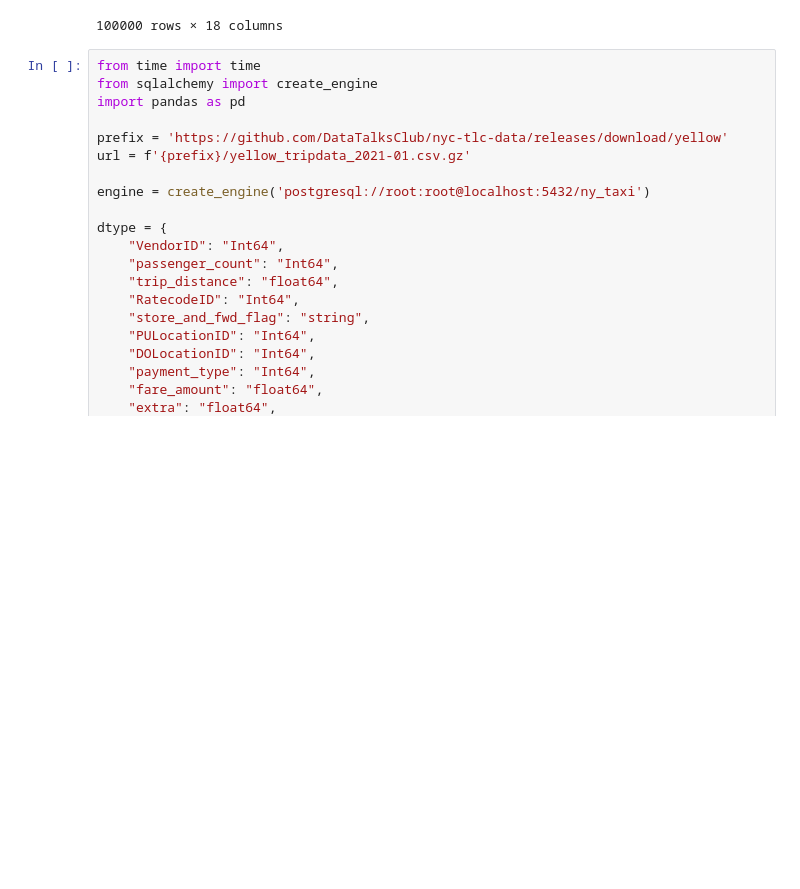
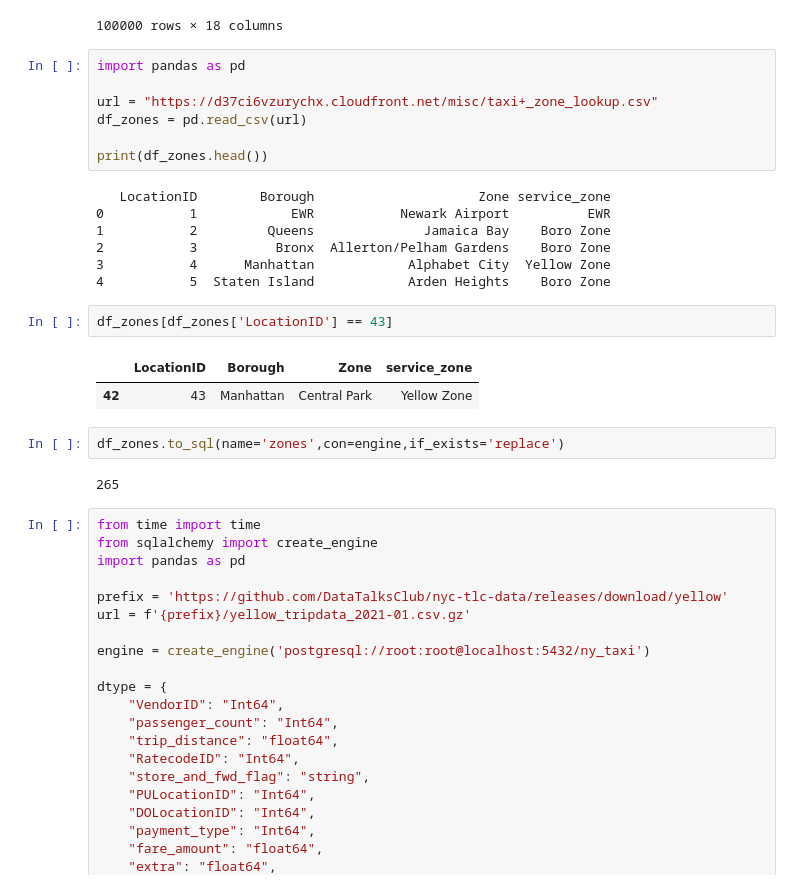
Before and after one commit to odhiambo21/Docker-Tutorial, a Jupyter notebook: pipeline/notebook.ipynb, the cells around one changed output. Drawn from its saved outputs; the diff is of its cells as text; blank space fills up the shorter version.

```diff
--- a/pipeline/notebook.ipynb
+++ b/pipeline/notebook.ipynb
@@ -184,6 +184,29 @@ df
 | 99998 | 2 | 2021-01-04 14:39:02 | 2021-01-04 15:09:37 | 2 | 17.95 | 2 | ... |
 | 99999 | 2 | 2021-01-04 14:49:36 | 2021-01-04 14:54:44 | 5 | 0.37 | 1 | ... |
 100000 rows × 18 columns
+# %%
+import pandas as pd
+
+url = "https://d37ci6vzurychx.cloudfront.net/misc/taxi+_zone_lookup.csv"
+df_zones = pd.read_csv(url)
+
+print(df_zones.head())
+# %% [output]
+   LocationID        Borough                     Zone service_zone
+0           1            EWR           Newark Airport          EWR
+1           2         Queens              Jamaica Bay    Boro Zone
+2           3          Bronx  Allerton/Pelham Gardens    Boro Zone
+3           4      Manhattan            Alphabet City  Yellow Zone
+4           5  Staten Island            Arden Heights    Boro Zone
+# %%
+df_zones[df_zones['LocationID'] == 43]
+# %% [output]
+|  | LocationID | Borough | Zone | service_zone |
+| 42 | 43 | Manhattan | Central Park | Yellow Zone |
+# %%
+df_zones.to_sql(name='zones',con=engine,if_exists='replace')
+# %% [output]
+265
 # %%
 from time import time
 from sqlalchemy import create_engine
```
Also changed, not shown: parts of 5 cells of this notebook, 5 other files.
